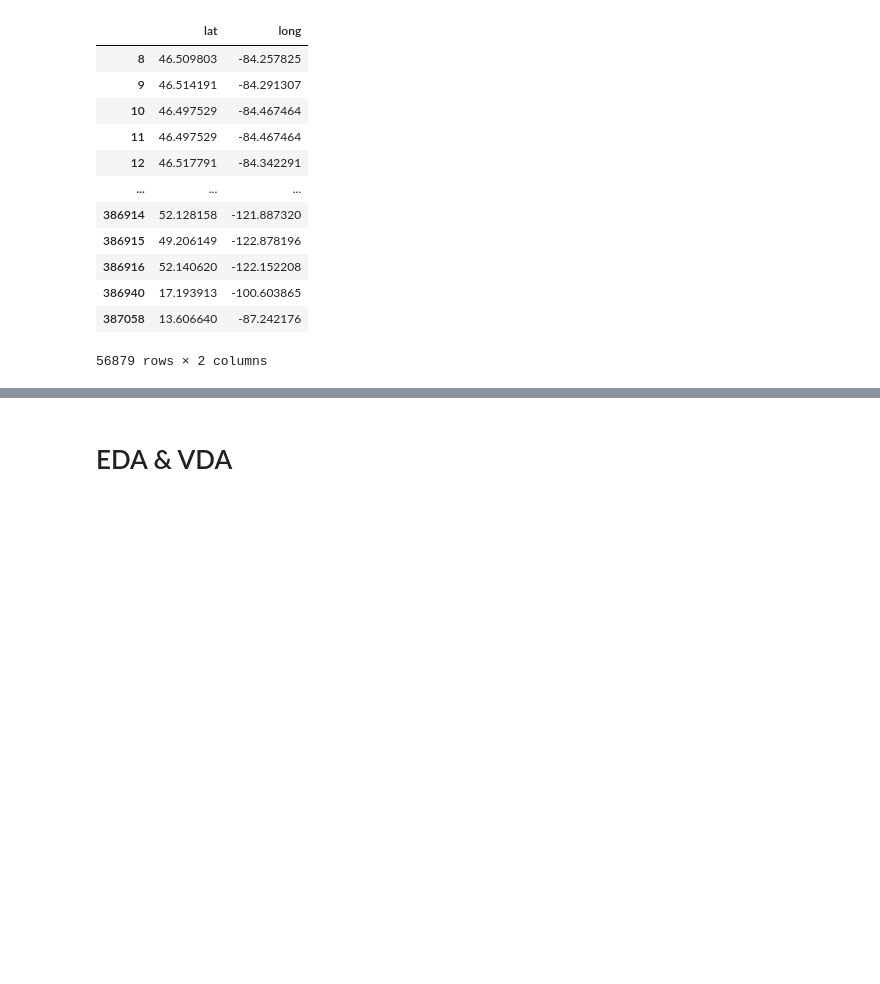
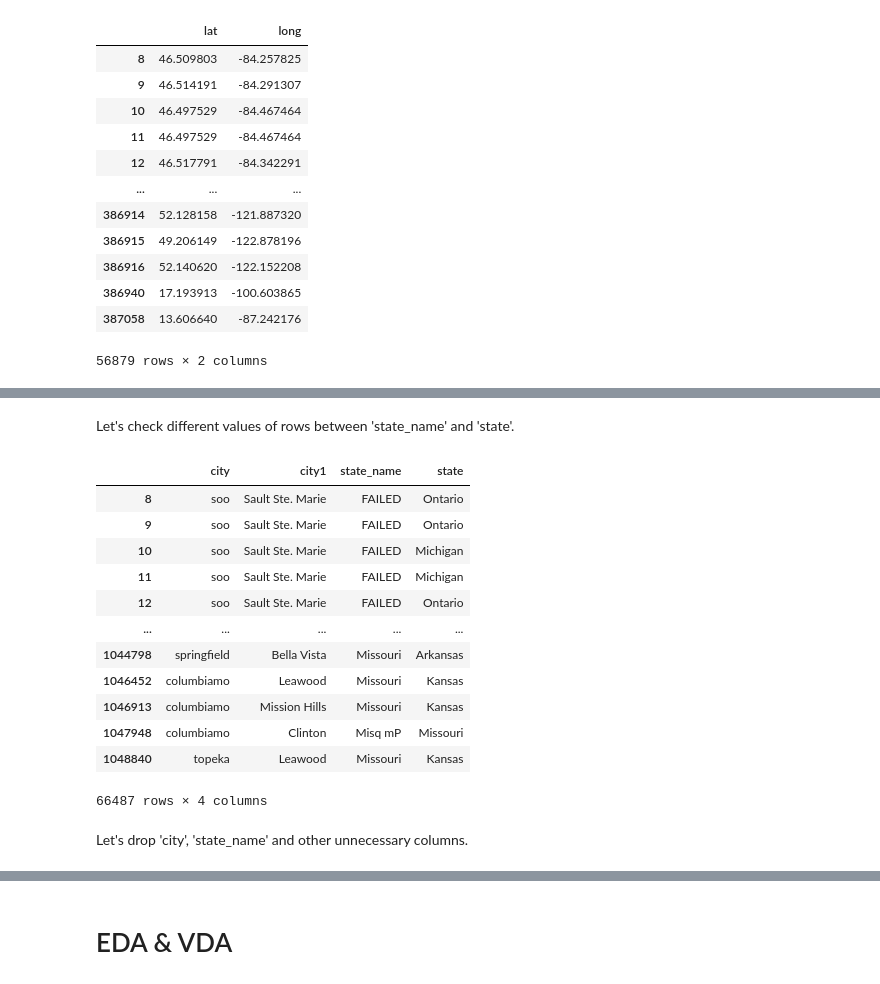
Before and after one commit to yuriyura/Springboard, a Jupyter notebook: Used Car Selling Information via Craigslist.ipynb, the cells around one changed output, grey strips where cells are left out. Drawn from its saved outputs; the diff is of its cells as text; code cells hidden in the pictures; blank space fills up the shorter version.

```diff
--- a/Used Car Selling Information via Craigslist.ipynb
+++ b/Used Car Selling Information via Craigslist.ipynb
@@ -565,0 +609,20 @@ And drop unnecessary columns as well.
+# %% [markdown]
+Let's check different values of rows between 'state_name' and 'state'.
+# %%
+df[['city','city1','state_name','state']][df['state_name'] != df['state']]
+# %% [output]
+|  | city | city1 | state_name | state |
+| 8 | soo | Sault Ste. Marie | FAILED | Ontario |
+| 9 | soo | Sault Ste. Marie | FAILED | Ontario |
+| 10 | soo | Sault Ste. Marie | FAILED | Michigan |
+| 11 | soo | Sault Ste. Marie | FAILED | Michigan |
+| 12 | soo | Sault Ste. Marie | FAILED | Ontario |
+| ... | ... | ... | ... | ... |
+| 1044798 | springfield | Bella Vista | Missouri | Arkansas |
+| 1046452 | columbiamo | Leawood | Missouri | Kansas |
+| 1046913 | columbiamo | Mission Hills | Missouri | Kansas |
+| 1047948 | columbiamo | Clinton | Misq mP | Missouri |
+| 1048840 | topeka | Leawood | Missouri | Kansas |
+66487 rows × 4 columns
+# %% [markdown]
+Let's drop 'city', 'state_name' and other unnecessary columns.
```
Also changed, not shown: parts of 101 cells of this notebook.
